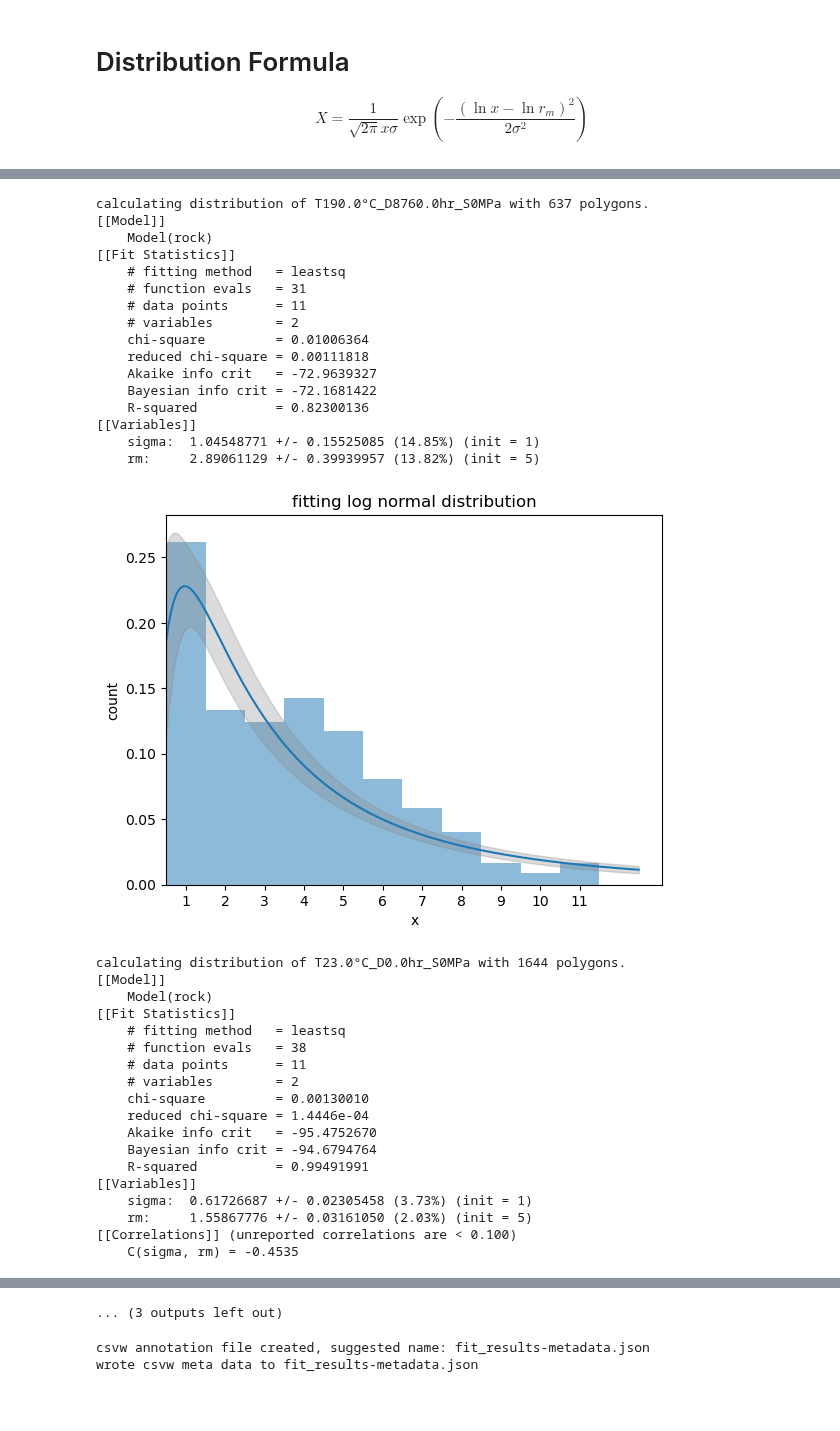
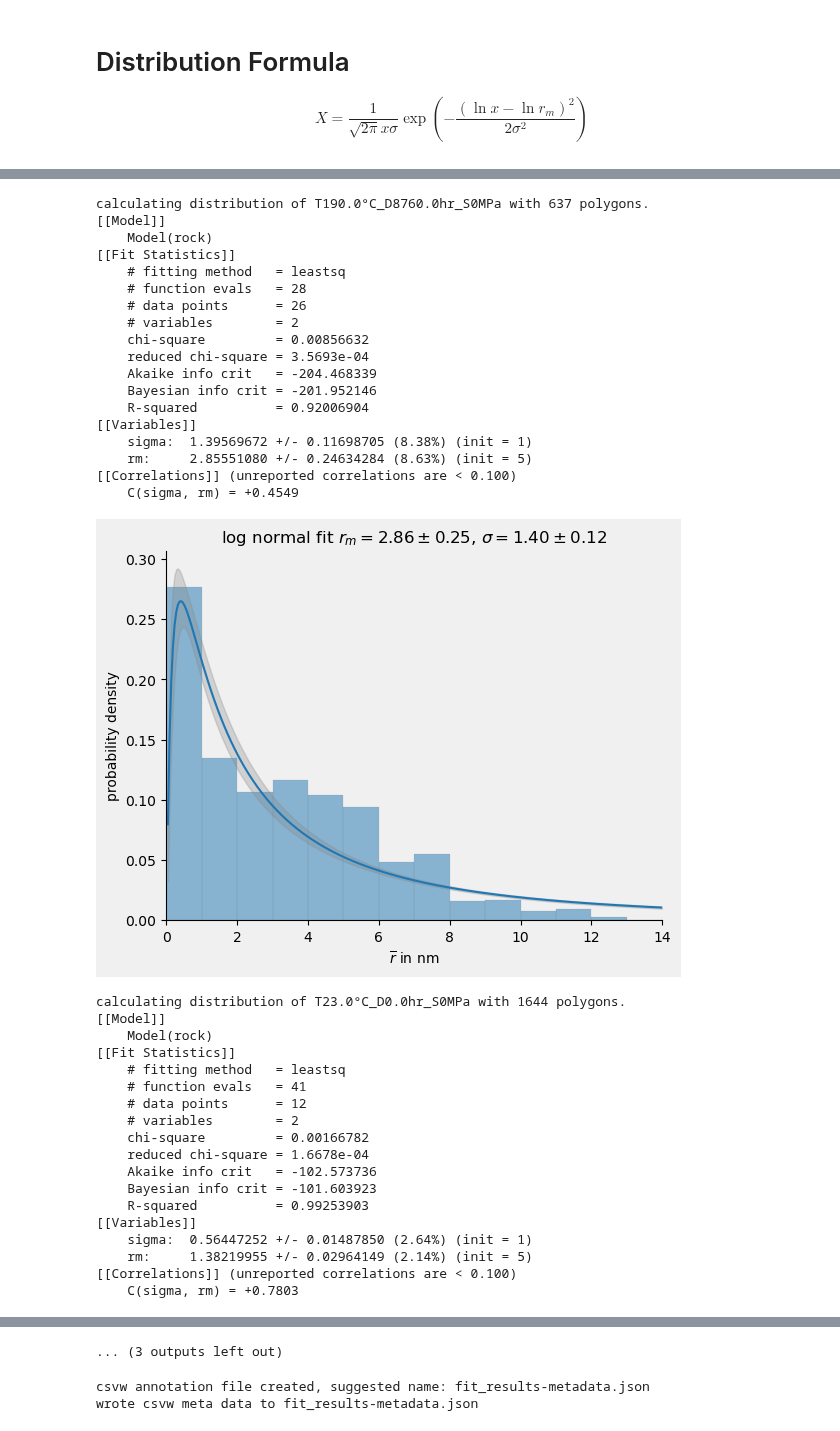
Before and after one commit to BAMresearch/DF-TEM-PAW, a Jupyter notebook: analyse_precepitates_data.ipynb, the cells around one changed output, grey strips where cells are left out. Saved outputs shown, nothing was run; the diff lists cells and outputs as text; code cells hidden in the pictures; blank space fills up the shorter version.

Commit message:
created plots to use in publication

```diff
--- a/analyse_precepitates_data.ipynb
+++ b/analyse_precepitates_data.ipynb
@@ -254,8 +288,9 @@ for dataset, content in poly_dict.items():
 
     print("calculating distribution of {} with {} polygons.".format(dataset, len(dataframe)))
     #histogram=get_histogram(dataframe['mean_radius_circle_area'],plot_result=True)
-    histogram=get_histogram(dataframe['mean_radius_circle_area'])
-    record={**{'dataset': dataset},**fit_log_distribution(histogram['center'],histogram['norm'],plot_result=True)}
+    histogram=get_histogram(dataframe['mean_radius_circle_area'],)
+    filename="images/{}.png".format(dataset)
+    record={**{'dataset': dataset},**fit_log_distribution(histogram['center'],histogram['norm'],x_min=0.0, x_max=14.0, x_label=r"$\overline{r}$ in nm", filename=filename,save_plot=True)}
     #record={**{'dataset': dataset},**fit_log_distribution(histogram['center'],histogram['norm'])}
     record.pop('fit')
     fits.append({**{'dataset': dataset, "rois": " ".join(content['rois'])},**record})
@@ -285,35 +320,37 @@ calculating distribution of T190.0°C_D1000.0hr_S0MPa with 718 polygons.
 calculating distribution of T190.0°C_D8760.0hr_S0MPa with 637 polygons.
 [[Model]]
     Model(rock)
 [[Fit Statistics]]
     # fitting method   = leastsq
-    # function evals   = 31
-    # data points      = 11
+    # function evals   = 28
+    # data points      = 26
     # variables        = 2
-    chi-square         = 0.01006364
-    reduced chi-square = 0.00111818
-    Akaike info crit   = -72.9639327
-    Bayesian info crit = -72.1681422
-    R-squared          = 0.82300136
+    chi-square         = 0.00856632
+    reduced chi-square = 3.5693e-04
+    Akaike info crit   = -204.468339
+    Bayesian info crit = -201.952146
+    R-squared          = 0.92006904
 [[Variables]]
-    sigma:  1.04548771 +/- 0.15525085 (14.85%) (init = 1)
-    rm:     2.89061129 +/- 0.39939957 (13.82%) (init = 5)
+    sigma:  1.39569672 +/- 0.11698705 (8.38%) (init = 1)
+    rm:     2.85551080 +/- 0.24634284 (8.63%) (init = 5)
+[[Correlations]] (unreported correlations are < 0.100)
+    C(sigma, rm) = +0.4549
-[figure, old version]
+[figure, new version]
 calculating distribution of T23.0°C_D0.0hr_S0MPa with 1644 polygons.
 [[Model]]
     Model(rock)
 [[Fit Statistics]]
     # fitting method   = leastsq
-    # function evals   = 38
-    # data points      = 11
+    # function evals   = 41
+    # data points      = 12
     # variables        = 2
-    chi-square         = 0.00130010
-    reduced chi-square = 1.4446e-04
-    Akaike info crit   = -95.4752670
-    Bayesian info crit = -94.6794764
-    R-squared          = 0.99491991
+    chi-square         = 0.00166782
+    reduced chi-square = 1.6678e-04
+    Akaike info crit   = -102.573736
+    Bayesian info crit = -101.603923
+    R-squared          = 0.99253903
 [[Variables]]
-    sigma:  0.61726687 +/- 0.02305458 (3.73%) (init = 1)
-    rm:     1.55867776 +/- 0.03161050 (2.03%) (init = 5)
+    sigma:  0.56447252 +/- 0.01487850 (2.64%) (init = 1)
+    rm:     1.38219955 +/- 0.02964149 (2.14%) (init = 5)
 [[Correlations]] (unreported correlations are < 0.100)
-    C(sigma, rm) = -0.4535
+    C(sigma, rm) = +0.7803
```
Also changed, not shown: parts of 5 cells of this notebook, 11 other files.
